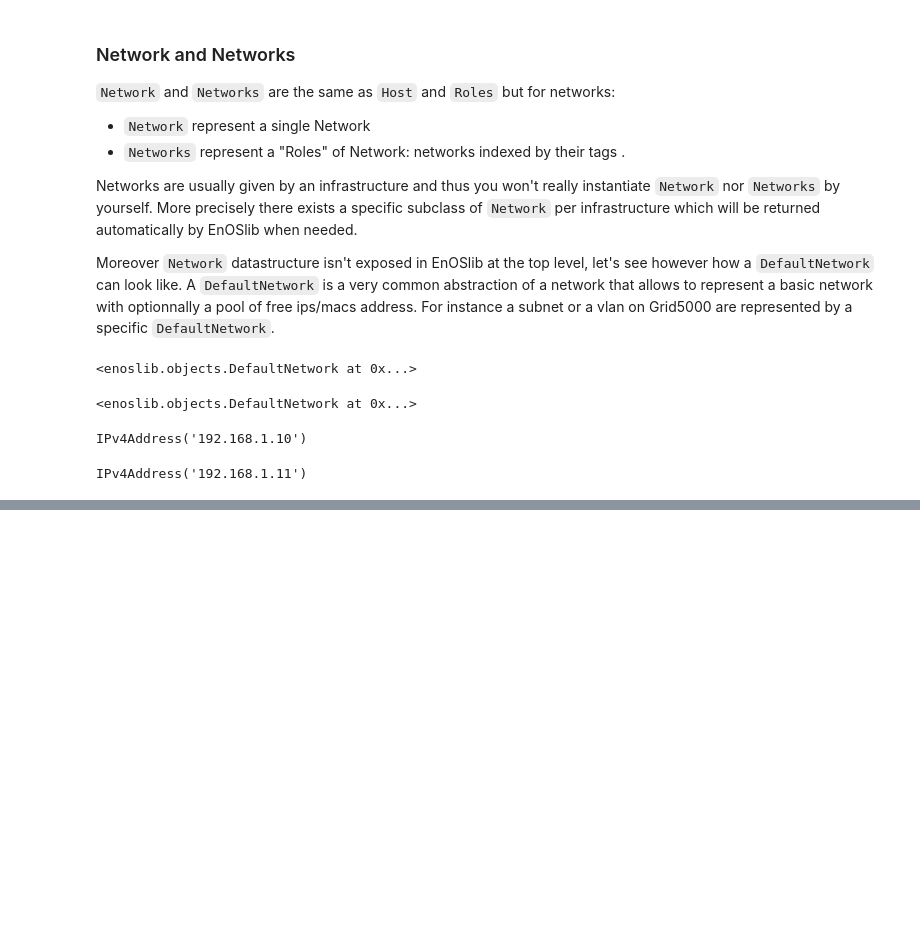
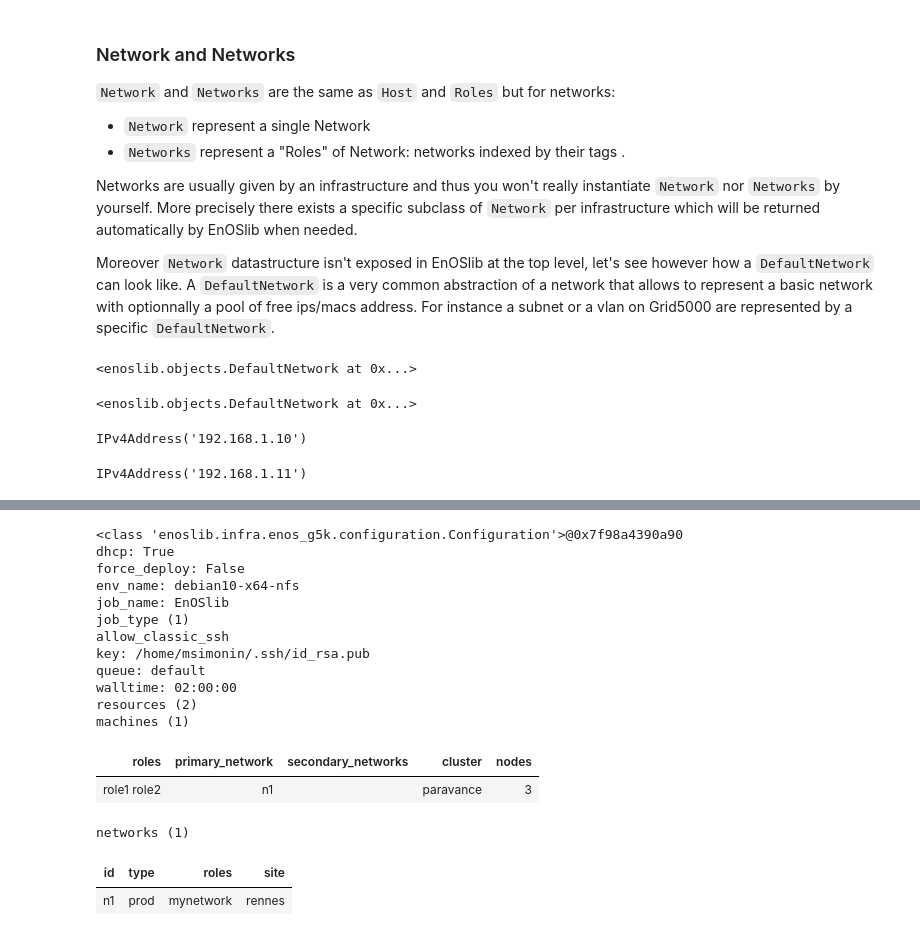
Before and after one commit to BeyondTheClouds/enoslib, a Jupyter notebook: docs/jupyter/00_setup_and_basics.ipynb, the cells around one changed output, grey strips where cells are left out. Cells and saved outputs as stored; diff of their text form; code cells hidden in the pictures; blank space fills up the shorter version.

```diff
--- a/docs/jupyter/00_setup_and_basics.ipynb
+++ b/docs/jupyter/00_setup_and_basics.ipynb
@@ -134,0 +245,31 @@ IPv4Address('192.168.1.11')
+# %%
+# changing to a non-deploy job
+# == no deployment will occur, the production environment will be used
+prod_network = en.G5kNetworkConf(id="n1", roles=["mynetwork"], site="rennes", type="prod")
+conf = (
+    en.G5kConf.from_settings(job_type=["allow_classic_ssh"])
+        .add_machine(cluster="paravance", nodes=3, roles=["role1", "role2"], primary_network=prod_network)
+        .add_machine(cluster="parasilo", nodes=3, roles=["role2", "role3"], primary_network=prod_network)
+        .add_network_conf(prod_network)
+        # optional, but do some sanity checks on the configuration
+        .finalize()
+    )
+conf
+# %% [output]
+<class 'enoslib.infra.enos_g5k.configuration.Configuration'>@0x7f98a4390a90
+dhcp: True
+force_deploy: False
+env_name: debian10-x64-nfs
+job_name: EnOSlib
+job_type (1)
+allow_classic_ssh
+key: /home/msimonin/.ssh/id_rsa.pub
+queue: default
+walltime: 02:00:00
+resources (2)
+machines (1)
+| roles | primary_network | secondary_networks | cluster | nodes |
+| role1 role2 | n1 |  | paravance | 3 |
+networks (1)
+| id | type | roles | site |
+| n1 | prod | mynetwork | rennes |
```
Also changed, not shown: parts of 11 cells of this notebook.
